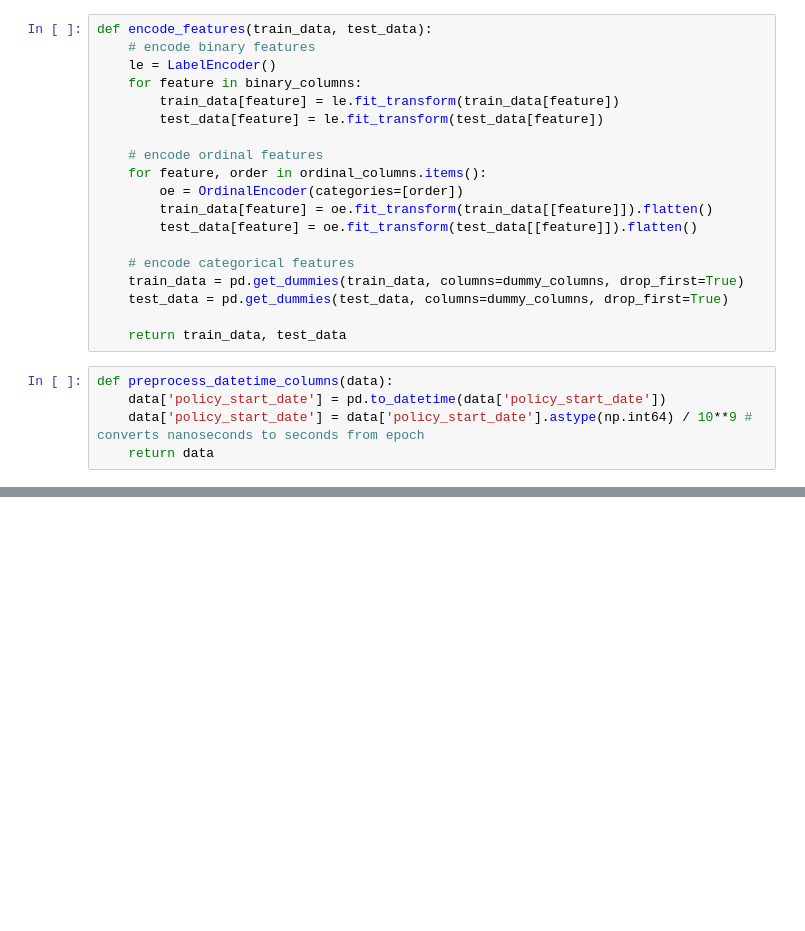
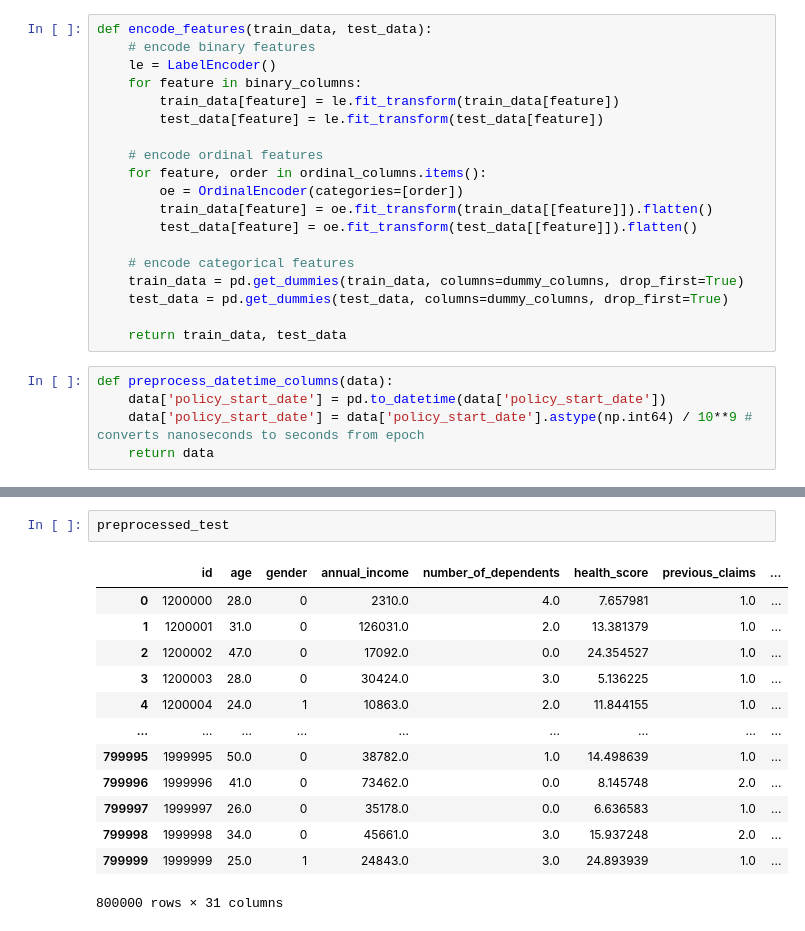
Before and after one commit to mglissmann/kaggle_playground_series_4_12, a Jupyter notebook: analysis_1.ipynb, the cells around one changed output, grey strips where cells are left out. Saved outputs shown, nothing was run; the diff lists cells and outputs as text; blank space fills up the shorter version.

```diff
--- a/analysis_1.ipynb
+++ b/analysis_1.ipynb
@@ -129,0 +181,16 @@ def preprocess_datetime_columns(data):
+# %%
+preprocessed_test
+# %% [output]
+|  | id | age | gender | annual_income | number_of_dependents | health_score | previous_claims | ... |
+| 0 | 1200000 | 28.0 | 0 | 2310.0 | 4.0 | 7.657981 | 1.0 | ... |
+| 1 | 1200001 | 31.0 | 0 | 126031.0 | 2.0 | 13.381379 | 1.0 | ... |
+| 2 | 1200002 | 47.0 | 0 | 17092.0 | 0.0 | 24.354527 | 1.0 | ... |
+| 3 | 1200003 | 28.0 | 0 | 30424.0 | 3.0 | 5.136225 | 1.0 | ... |
+| 4 | 1200004 | 24.0 | 1 | 10863.0 | 2.0 | 11.844155 | 1.0 | ... |
+| ... | ... | ... | ... | ... | ... | ... | ... | ... |
+| 799995 | 1999995 | 50.0 | 0 | 38782.0 | 1.0 | 14.498639 | 1.0 | ... |
+| 799996 | 1999996 | 41.0 | 0 | 73462.0 | 0.0 | 8.145748 | 2.0 | ... |
+| 799997 | 1999997 | 26.0 | 0 | 35178.0 | 0.0 | 6.636583 | 1.0 | ... |
+| 799998 | 1999998 | 34.0 | 0 | 45661.0 | 3.0 | 15.937248 | 2.0 | ... |
+| 799999 | 1999999 | 25.0 | 1 | 24843.0 | 3.0 | 24.893939 | 1.0 | ... |
+800000 rows × 31 columns
```
Also changed, not shown: parts of 3 cells of this notebook.
